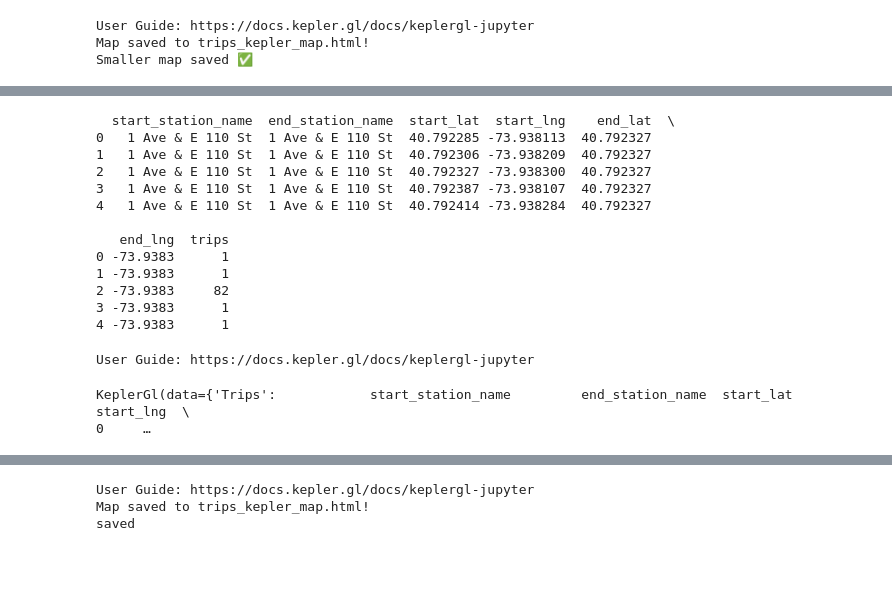
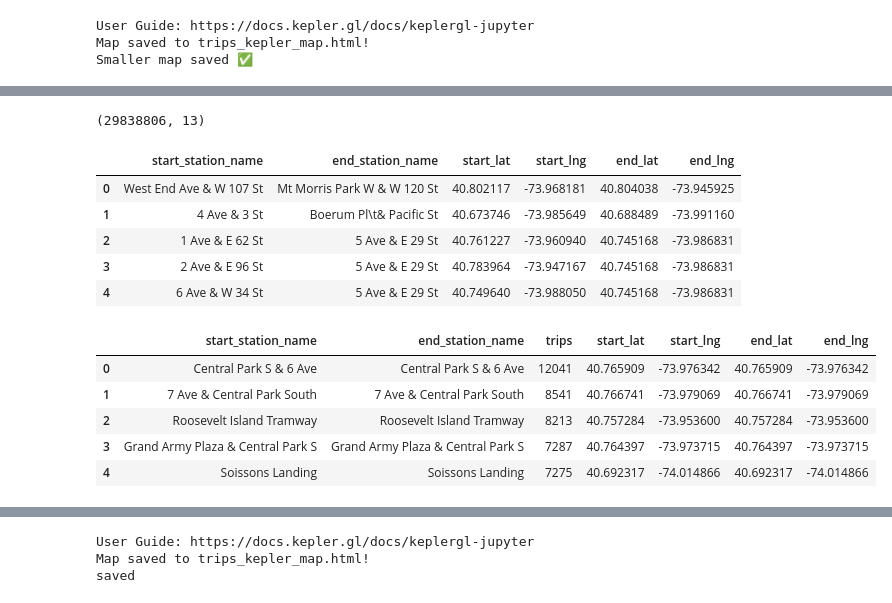
Before and after one commit to saraseid1/citibike-weather-project, a Jupyter notebook: Bike_Map.ipynb, the cells around one changed output, grey strips where cells are left out. Cells and saved outputs as stored; diff of their text form; code cells hidden in the pictures; blank space fills up the shorter version.

Commit message:
Final Bike Map notebook and Kepler HTML map

```diff
--- a/Bike_Map.ipynb
+++ b/Bike_Map.ipynb
@@ -239,3 +239,11 @@ print("Smaller map saved ✅")
 User Guide: https://docs.kepler.gl/docs/keplergl-jupyter
 Map saved to trips_kepler_map.html!
 Smaller map saved ✅
+# %%
+import pandas as pd
+from glob import glob
+
+trip_folder = "/Users/saraseid/Desktop/citibike-weather-project/2022-citibike-tripdata"
+
+csv_files = sorted(glob(trip_folder + "/*.csv"))
+len(csv_files), csv_files[:3]
@@ -242,37 +255,47 @@ Smaller map saved ✅
+# %%
+bike = pd.concat((pd.read_csv(f) for f in csv_files), ignore_index=True)
+bike.shape
+# %% [output]
+(29838806, 13)
+# %%
+needed = ["start_station_name","end_station_name","start_lat","start_lng","end_lat","end_lng"]
+bike = bike[needed].dropna()
+bike.head()
+# %% [output]
+|  | start_station_name | end_station_name | start_lat | start_lng | end_lat | end_lng |
+| 0 | West End Ave & W 107 St | Mt Morris Park W & W 120 St | 40.802117 | -73.968181 | 40.804038 | -73.945925 |
+| 1 | 4 Ave & 3 St | Boerum Pl\t& Pacific St | 40.673746 | -73.985649 | 40.688489 | -73.991160 |
+| 2 | 1 Ave & E 62 St | 5 Ave & E 29 St | 40.761227 | -73.960940 | 40.745168 | -73.986831 |
+| 3 | 2 Ave & E 96 St | 5 Ave & E 29 St | 40.783964 | -73.947167 | 40.745168 | -73.986831 |
+| 4 | 6 Ave & W 34 St | 5 Ave & E 29 St | 40.749640 | -73.988050 | 40.745168 | -73.986831 |
 # %%
 # Create trip count column
 bike["value"] = 1
 
-# Aggregate trips
-trips_agg = (
-    bike.groupby(["start_station_name","end_station_name",
-                  "start_lat","start_lng",
-                  "end_lat","end_lng"])["value"]
-    .count()
-    .reset_index(name="trips")
+# Step 1 — Group ONLY by station names
+routes = (
+    bike.groupby(["start_station_name", "end_station_name"])
+        .size()
+        .reset_index(name="trips")
 )
 
-print(trips_agg.head())
+# Step 2 — Keep ONE coordinate pair per route
+coords = (
+    bike[["start_station_name","end_station_name","start_lat","start_lng","end_lat","end_lng"]]
+        .drop_duplicates(subset=["start_station_name","end_station_name"])
+)
+
+# Step 3 — Merge counts with coordinates
+routes = routes.merge(coords, on=["start_station_name","end_station_name"], how="left")
+
+# Step 4 — Limit to top 500 busiest routes
+routes_top500 = routes.sort_values("trips", ascending=False).head(500).reset_index(drop=True)
+
+routes_top500.head()
 # %% [output]
-  start_station_name  end_station_name  start_lat  start_lng    end_lat  \
-0   1 Ave & E 110 St  1 Ave & E 110 St  40.792285 -73.938113  40.792327
-1   1 Ave & E 110 St  1 Ave & E 110 St  40.792306 -73.938209  40.792327
-2   1 Ave & E 110 St  1 Ave & E 110 St  40.792327 -73.938300  40.792327
-3   1 Ave & E 110 St  1 Ave & E 110 St  40.792387 -73.938107  40.792327
-4   1 Ave & E 110 St  1 Ave & E 110 St  40.792414 -73.938284  40.792327
-
-   end_lng  trips
-0 -73.9383      1
-1 -73.9383      1
-2 -73.9383     82
-3 -73.9383      1
-4 -73.9383      1
+|  | start_station_name | end_station_name | trips | start_lat | start_lng | end_lat | end_lng |
+| 0 | Central Park S & 6 Ave | Central Park S & 6 Ave | 12041 | 40.765909 | -73.976342 | 40.765909 | -73.976342 |
+| 1 | 7 Ave & Central Park South | 7 Ave & Central Park South | 8541 | 40.766741 | -73.979069 | 40.766741 | -73.979069 |
+| 2 | Roosevelt Island Tramway | Roosevelt Island Tramway | 8213 | 40.757284 | -73.953600 | 40.757284 | -73.953600 |
+| 3 | Grand Army Plaza & Central Park S | Grand Army Plaza & Central Park S | 7287 | 40.764397 | -73.973715 | 40.764397 | -73.973715 |
+| 4 | Soissons Landing | Soissons Landing | 7275 | 40.692317 | -74.014866 | 40.692317 | -74.014866 |
-# %%
-from keplergl import KeplerGl
-
-m = KeplerGl(height=600, data={"Trips": trips_agg})
-m
-# %% [output]
-User Guide: https://docs.kepler.gl/docs/keplergl-jupyter
-KeplerGl(data={'Trips':            start_station_name         end_station_name  start_lat  start_lng  \
-0     …
```
Also changed, not shown: parts of 3 cells of this notebook.
